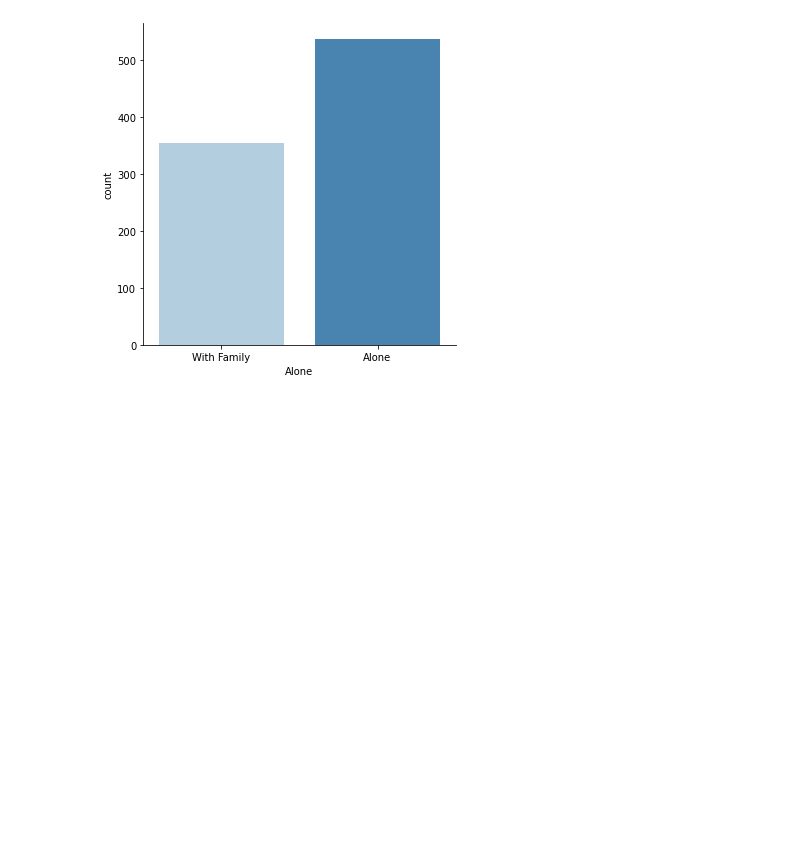
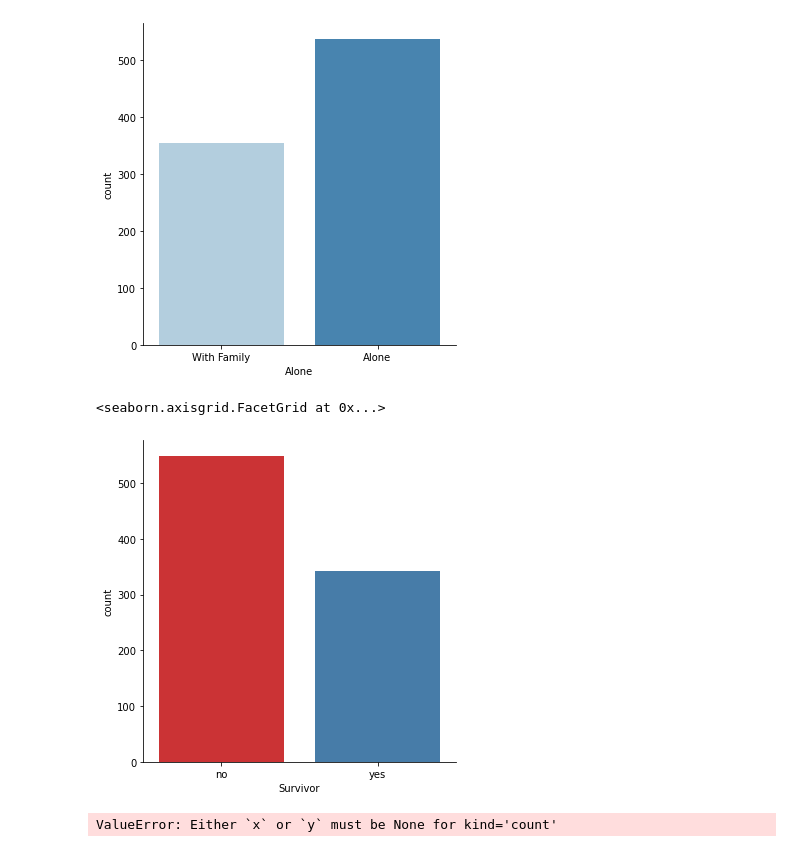
Before and after one commit to stevalang/Titanic, a Jupyter notebook: titanic_intro_project.ipynb, the cells around one changed output. Drawn from its saved outputs; the diff is of its cells as text; code cells hidden in the pictures; blank space fills up the shorter version.

```diff
--- a/titanic_intro_project.ipynb
+++ b/titanic_intro_project.ipynb
@@ -248,4 +245,12 @@ sns.catplot('Alone', data=titanic_df, palette='Blues', kind='count')
 <seaborn.axisgrid.FacetGrid at 0x...>
 [figure]
 # %%
-titanic_df['Survivor'] = titanic_df.Survived.map()
+titanic_df['Survivor'] = titanic_df.Survived.map({0:'no', 1:'yes'})
+sns.catplot(x='Survivded', pallet=)
+# %% [output]
+<seaborn.axisgrid.FacetGrid at 0x...>
+[figure, added]
+# %%
+sns.factorplot('Pclass','Survived', hue='person', data=titanic_df, kind='count')
+# %% [output]
+ValueError: Either `x` or `y` must be None for kind='count'
```
Also changed, not shown: parts of 7 cells of this notebook.
